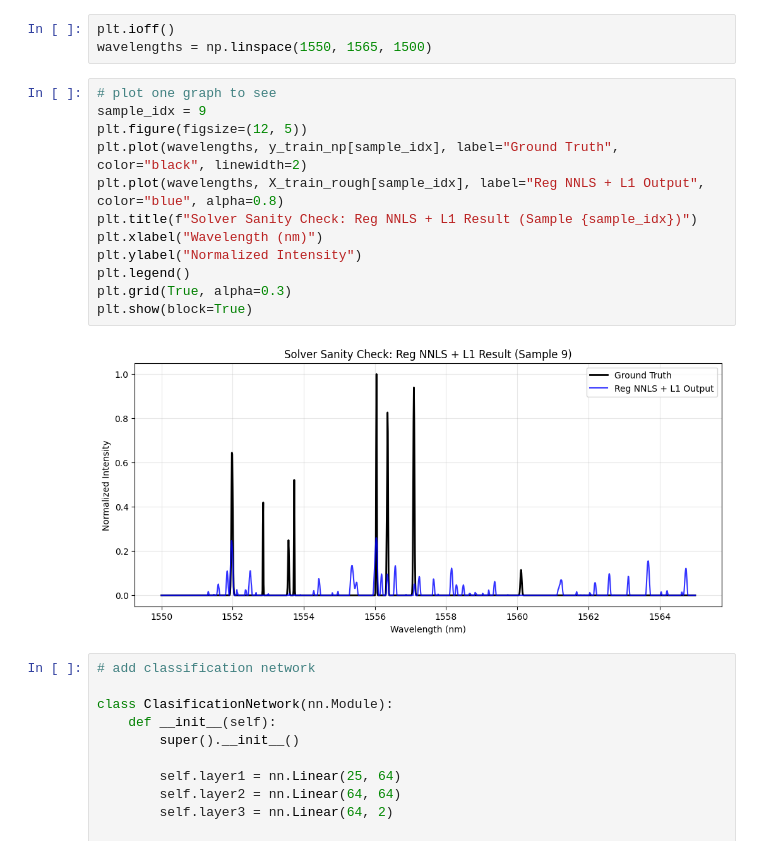
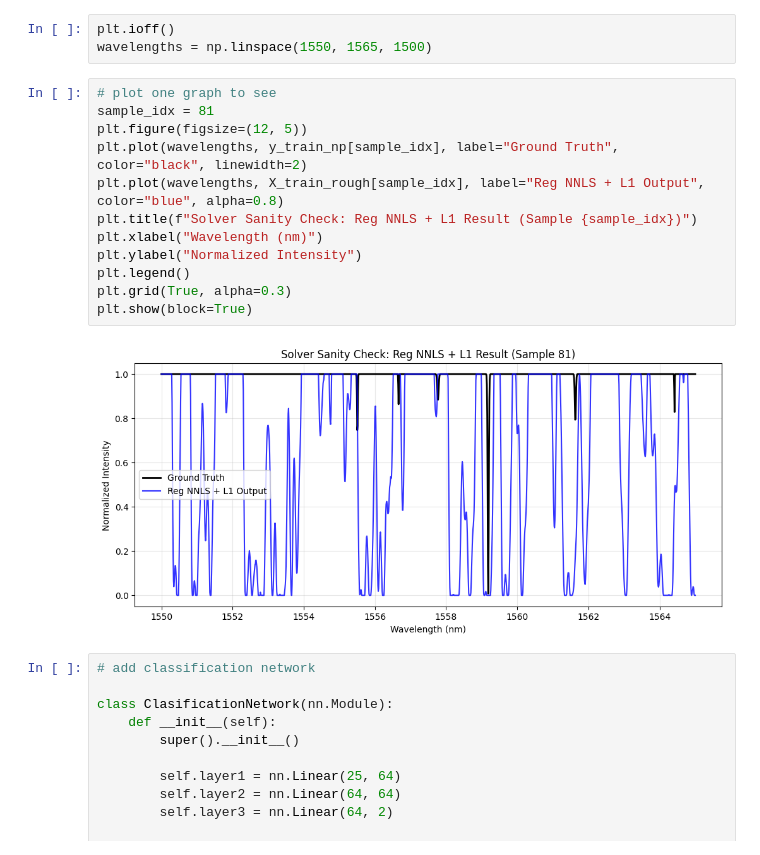
Before and after one commit to jatinvir/URA-Spectrometer, a Jupyter notebook: main.ipynb, the cells around one changed output. Cells and saved outputs as stored; diff of their text form.

```diff
--- a/main.ipynb
+++ b/main.ipynb
@@ -18,18 +19,18 @@ plt.ioff()
 wavelengths = np.linspace(1550, 1565, 1500)
 # %%
 # plot one graph to see
-sample_idx = 9
+sample_idx = 81
 plt.figure(figsize=(12, 5))
 plt.plot(wavelengths, y_train_np[sample_idx], label="Ground Truth", color="black", linewidth=2)
 plt.plot(wavelengths, X_train_rough[sample_idx], label="Reg NNLS + L1 Output", color="blue", alpha=0.8)
 plt.title(f"Solver Sanity Check: Reg NNLS + L1 Result (Sample {sample_idx})")
 plt.xlabel("Wavelength (nm)")
 plt.ylabel("Normalized Intensity")
 plt.legend()
 plt.grid(True, alpha=0.3)
 plt.show(block=True)
 # %% [output]
-[figure, old version]
+[figure, new version]
 # %%
 # add classification network
 
```
Also changed, not shown: parts of 20 cells of this notebook, 5 other files.
